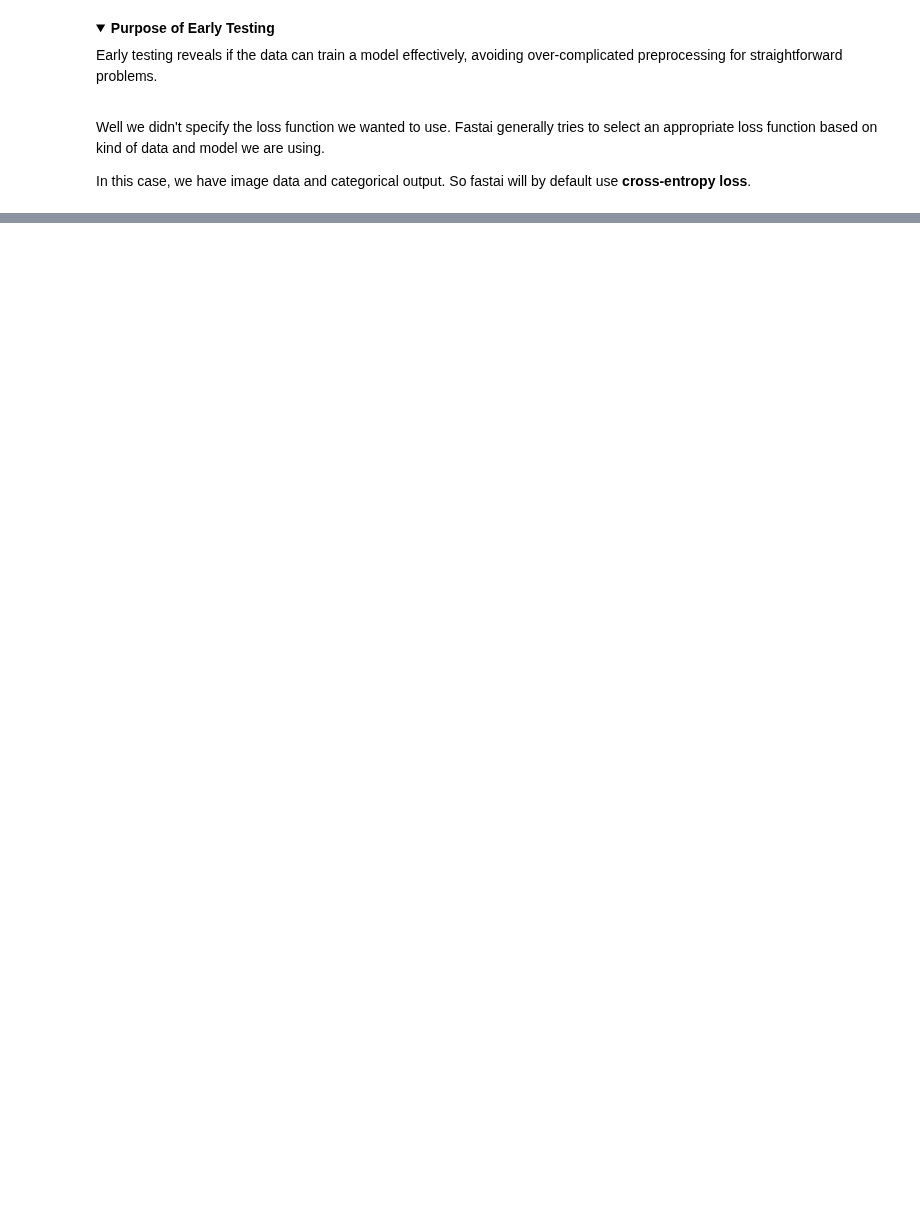
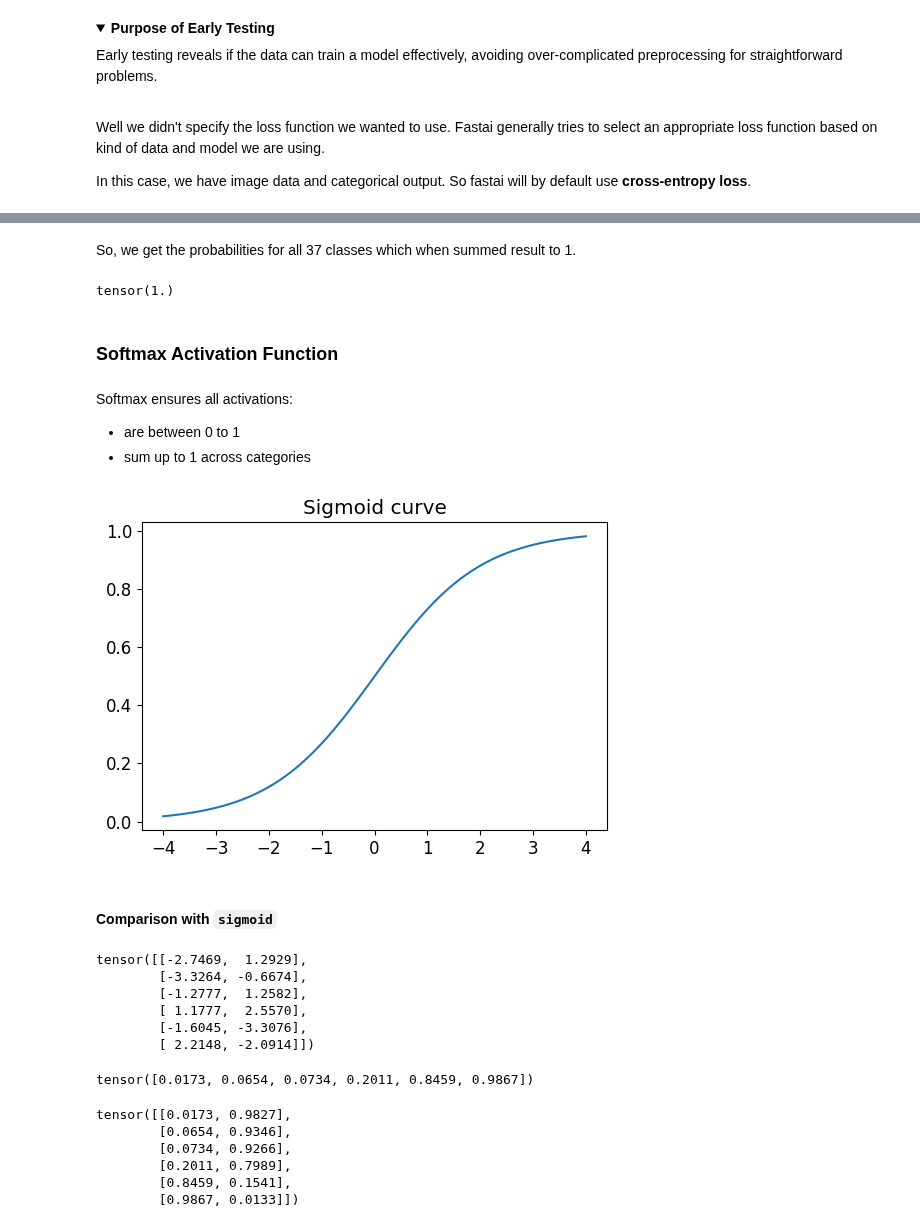
Before and after one commit to Firojpaudel/Machine-Learning-Notes, a Jupyter notebook: Practical Deep Learning For Coders/Chapter_5.ipynb, the cells around one changed output, grey strips where cells are left out. Cells and saved outputs as stored; diff of their text form; code cells hidden in the pictures; folded sections open; blank space fills up the shorter version.

Commit message:
Completed the softmax part

````diff
--- a/Practical Deep Learning For Coders/Chapter_5.ipynb
+++ b/Practical Deep Learning For Coders/Chapter_5.ipynb
@@ -232,0 +279,17 @@ In this case, we have image data and categorical output. So fastai will by defau
+# %% [markdown]
+So, we get the probabilities for all 37 classes which when summed result to 1.
+# %%
+preds[0].sum()
+# %% [output]
+tensor(1.)
+# %% [markdown]
+### Softmax Activation Function
+# %% [markdown]
+Softmax ensures all activations:
+- are between 0 to 1
+- sum up to 1 across categories
+# %%
+##@ Plotting the graph of softmax function:
+plot_function(torch.sigmoid, title="Sigmoid curve", min=-4, max= 4)
+# %% [output]
+[figure, added]
@@ -232,0 +300,29 @@ In this case, we have image data and categorical output. So fastai will by defau
+# %% [markdown]
+#### Comparison with ```sigmoid```
+# %%
+#@ Creating random tensor:
+acts = torch.randn((6,2))*2
+acts
+# %% [output]
+tensor([[-2.7469,  1.2929],
+        [-3.3264, -0.6674],
+        [-1.2777,  1.2582],
+        [ 1.1777,  2.5570],
+        [-1.6045, -3.3076],
+        [ 2.2148, -2.0914]])
+# %%
+##@ For binary:
+(acts[:, 0]- acts[:,1]).sigmoid()
+# %% [output]
+tensor([0.0173, 0.0654, 0.0734, 0.2011, 0.8459, 0.9867])
+# %%
+##@ For multiclass:
+sm_acts = torch.softmax(acts, dim=1)
+sm_acts
+# %% [output]
+tensor([[0.0173, 0.9827],
+        [0.0654, 0.9346],
+        [0.0734, 0.9266],
+        [0.2011, 0.7989],
+        [0.8459, 0.1541],
+        [0.9867, 0.0133]])
````
Also changed, not shown: parts of 11 cells of this notebook.
